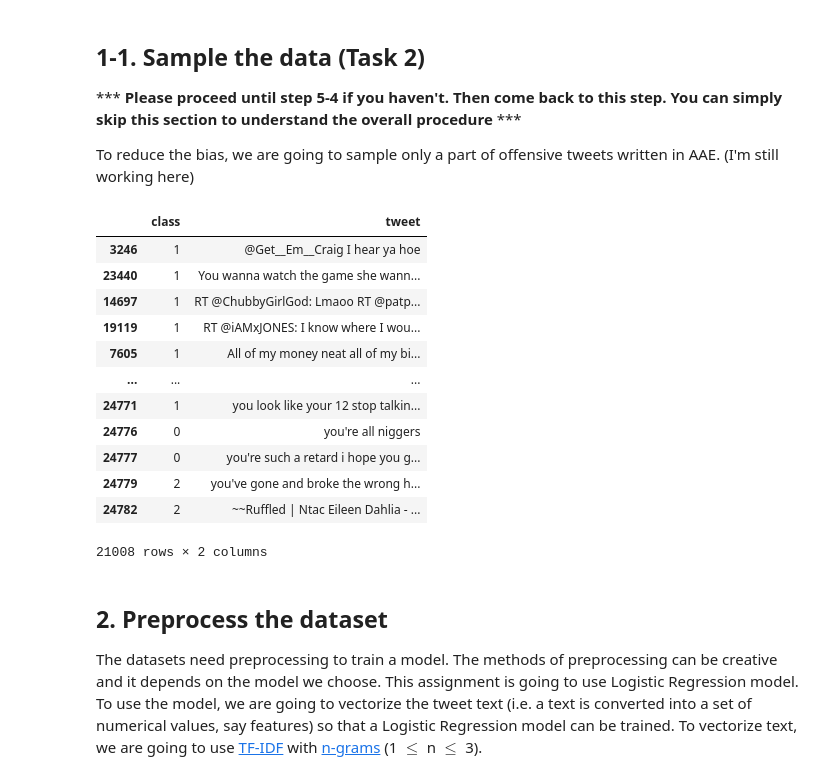
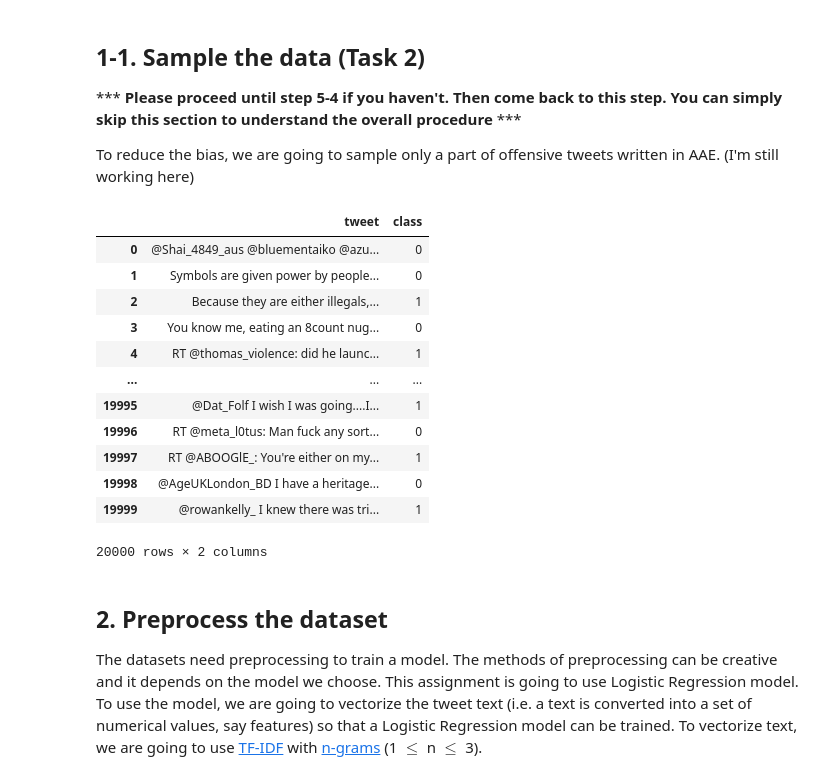
Before and after one commit to umartaufiqul/bias-awareness-platform, a Jupyter notebook: distribute/Assignment.ipynb, the cells around one changed output. Saved outputs shown, nothing was run; the diff lists cells and outputs as text; code cells hidden in the pictures.

```diff
--- a/distribute/Assignment.ipynb
+++ b/distribute/Assignment.ipynb
@@ -45,18 +55,18 @@ We are going to first read `david.csv` file. You can refer to [the original data
 # %%
 import process
 
-datasetInfo = {
-    'filename': 'http://3.35.21.90:3000/bias-awareness-platform/david.csv',                         # The filename
-    'label': ['Hateful', 'Offensive', 'Neither']     # Labels (0: Hateful, 1: Offensive, 2: Neither)
-}
+#datasetInfo = {
+#    'filename': 'http://3.34.183.118:3000/bias-awareness-platform/david.csv',                         # The filename
+#    'label': ['Hateful', 'Offensive', 'Neither']     # Labels (0: Hateful, 1: Offensive, 2: Neither)
+#}
 
 ################################################################
 # We also have the following two datasets. Please use these datasets for your exploration.
 
-#datasetInfo = {
-#    'filename': 'hatespeech.csv',
-#    'label': ['Normal', 'Hateful']
-#}
+datasetInfo = {
+    'filename': 'http://3.34.183.118:3000/bias-awareness-platform/hatespeech.csv',
+    'label': ['Normal', 'Hateful']
+}
 
 #datasetInfo = {
 #    'filename': 'sentiment.csv',
@@ -97,6 +107,8 @@ import pandas as pd
 
 def undersampleData(trainingData, dialectClassifier, majorAbusiveClass, majorDialectClass, ratio) :
     returnValue = trainingData
+
+    return returnValue
 
     # Answer
 
@@ -113,46 +125,46 @@ def undersampleData(trainingData, dialectClassifier, majorAbusiveClass, majorDia
 
         if pred[0] >= 0.5 :
             return 'AAE'
         elif pred[3] >= 0.5 :
             return 'SAE'
         else:
             return 'Unknown'
 
     datasetWithGroups = pd.concat([trainingData,
 
                                    pd.DataFrame([ determineDialect(t) for t in trainingData['tweet'] ], columns=['dialect']
 
                                    )
                                   ], axis=1)
 
     datasetToUndersample = datasetWithGroups.loc[(datasetWithGroups['dialect'] == majorDialectClass) & (datasetWithGroups['class'] == majorAbusiveClass)]
     datasetToRemain = datasetWithGroups.loc[list(set(datasetWithGroups.index) - set(datasetToUndersample.index))]
 
     # Now we need to randomly undersample 'datasetWithMajorLabel', remaining datasetWihtoutMajorLabel
 
     datasetToUndersample = datasetToUndersample.sample(n=(int(datasetToUndersample.shape[0] * ratio)))
 
     concatenated = pd.concat([datasetToUndersample, datasetToRemain]).drop(['dialect'], axis=1)
 
     return concatenated
 
 undersampledData = undersampleData(formattedData, dialectPrediction, 1, 'AAE', 0.5)
 
 undersampledData
 # %% [output]
-|  | class | tweet |
-| 3246 | 1 | @Get__Em__Craig I hear ya hoe |
-| 23440 | 1 | You wanna watch the game she wann... |
-| 14697 | 1 | RT @ChubbyGirlGod: Lmaoo RT @patp... |
-| 19119 | 1 | RT @iAMxJONES: I know where I wou... |
-| 7605 | 1 | All of my money neat all of my bi... |
+|  | tweet | class |
+| 0 | @Shai_4849_aus @bluementaiko @azu... | 0 |
+| 1 | Symbols are given power by people... | 0 |
+| 2 | Because they are either illegals,... | 1 |
+| 3 | You know me, eating an 8count nug... | 0 |
+| 4 | RT @thomas_violence: did he launc... | 1 |
 | ... | ... | ... |
-| 24771 | 1 | you look like your 12 stop talkin... |
-| 24776 | 0 | you're all niggers |
-| 24777 | 0 | you're such a retard i hope you g... |
-| 24779 | 2 | you've gone and broke the wrong h... |
-| 24782 | 2 | ~~Ruffled | Ntac Eileen Dahlia - ... |
+| 19995 | @Dat_Folf I wish I was going....I... | 1 |
+| 19996 | RT @meta_l0tus: Man fuck any sort... | 0 |
+| 19997 | RT @ABOOGlE_: You're either on my... | 1 |
+| 19998 | @AgeUKLondon_BD I have a heritage... | 0 |
+| 19999 | @rowankelly_ I knew there was tri... | 1 |
-21008 rows × 2 columns
+20000 rows × 2 columns
 # %% [markdown]
 ## 2. Preprocess the dataset
 
```
Also changed, not shown: parts of 14 cells of this notebook, 6 other files.
